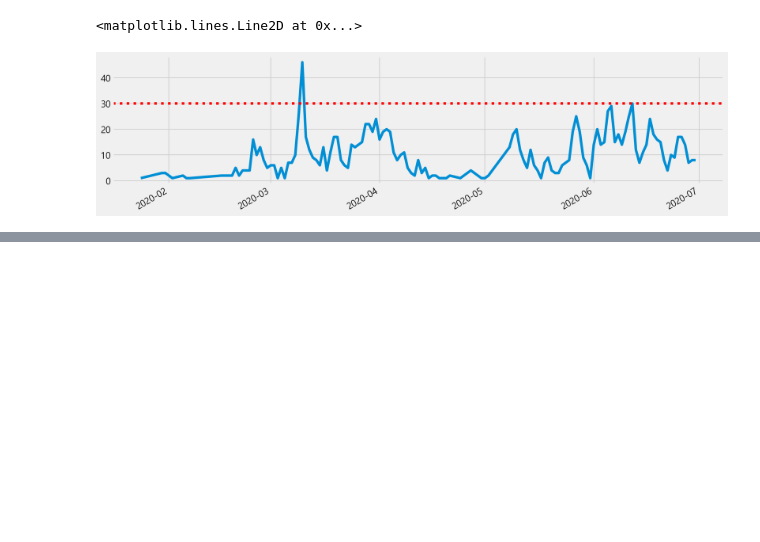
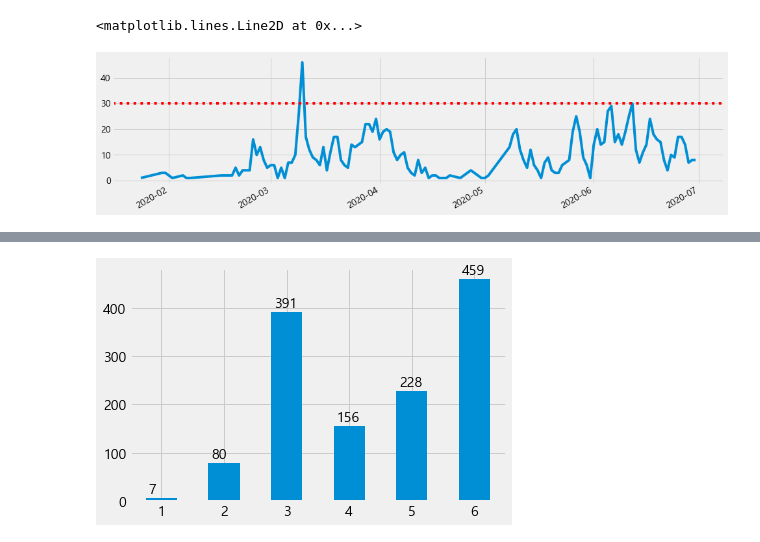
Before and after one commit to SanghunYun95/pandas_cheet_sheet, a Jupyter notebook: seoul_covid19_1.ipynb, the cells around one changed output, grey strips where cells are left out. Cells and saved outputs as stored; diff of their text form; code cells hidden in the pictures; blank space fills up the shorter version.

```diff
--- a/seoul_covid19_1.ipynb
+++ b/seoul_covid19_1.ipynb
@@ -77,0 +139,9 @@ plt.axhline(30, color='red', linestyle=':')
+# %%
+# 월 별 확진자 수 그리기
+month_case = df['월'].value_counts().sort_index()
+g = month_case.plot.bar(rot=0)
+
+for i in range(len(month_case)):
+    g.text(x=i-0.2, y=month_case.iloc[i]+10, s=month_case.iloc[i])
+# %% [output]
+[figure, added]
```
Also changed, not shown: parts of 15 cells of this notebook.
